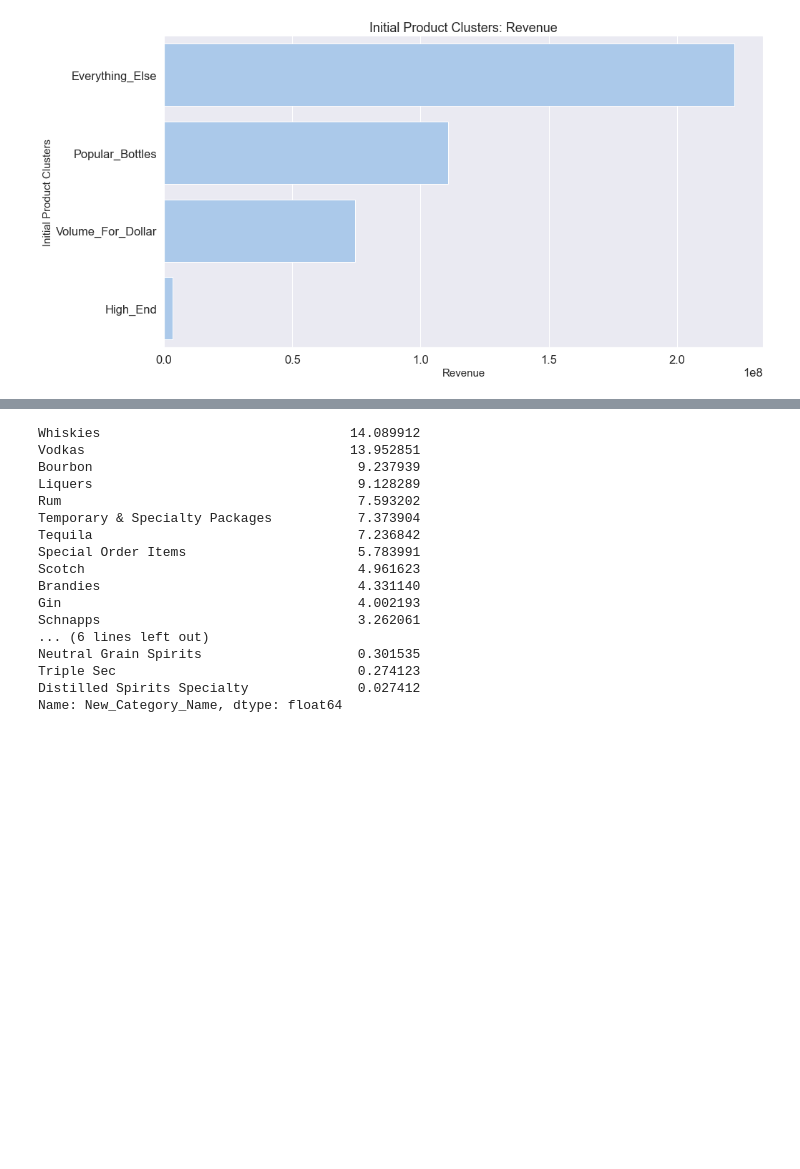
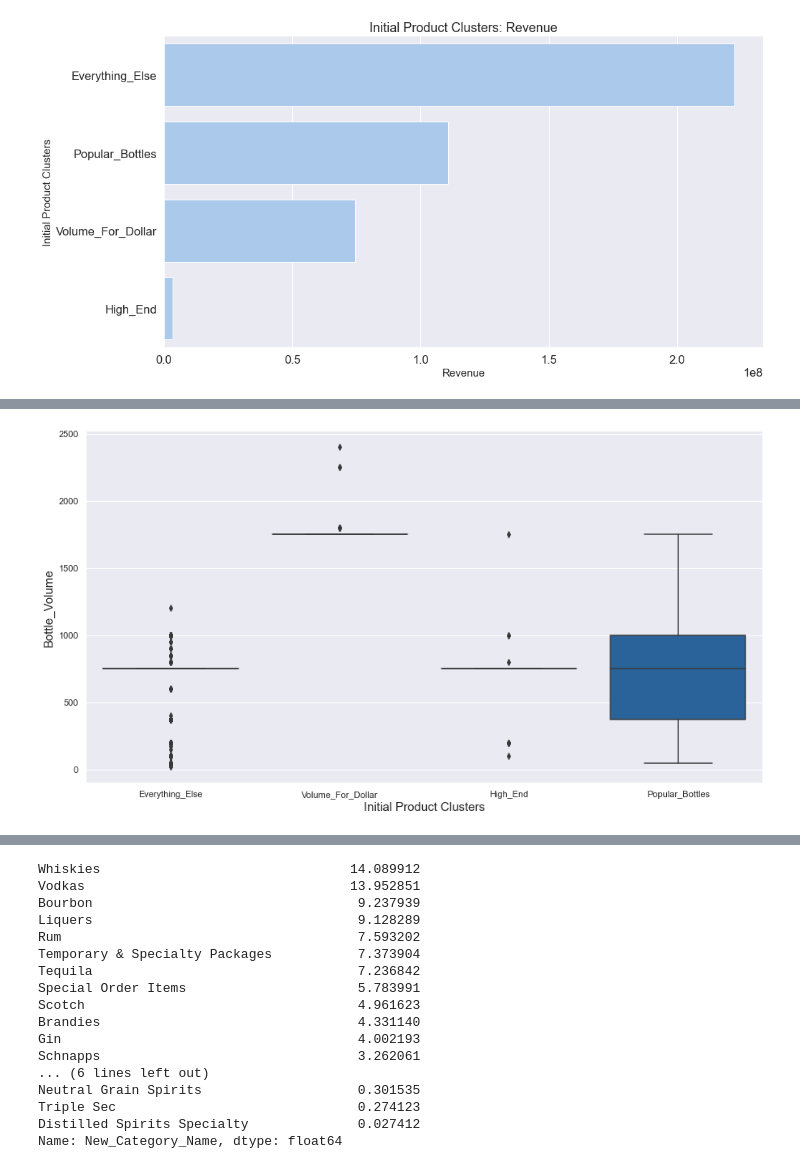
Before and after one commit to dgarbato/capstone, a Jupyter notebook: K means clustering of products Excludes 50 ml minis selling for over 10 dollars.ipynb, the cells around one changed output, grey strips where cells are left out. Cells and saved outputs as stored; diff of their text form; code cells hidden in the pictures; blank space fills up the shorter version.

```diff
--- a/K means clustering of products Excludes 50 ml minis selling for over 10 dollars.ipynb
+++ b/K means clustering of products Excludes 50 ml minis selling for over 10 dollars.ipynb
@@ -547,0 +568,4 @@ bar.set(title='Initial Product Clusters: Revenue')
+# %%
+box2('Bottle_Volume','Bottle_Volume')
+# %% [output]
+[figure, added]
```
Also changed, not shown: parts of 7 cells of this notebook, 6 other files.
